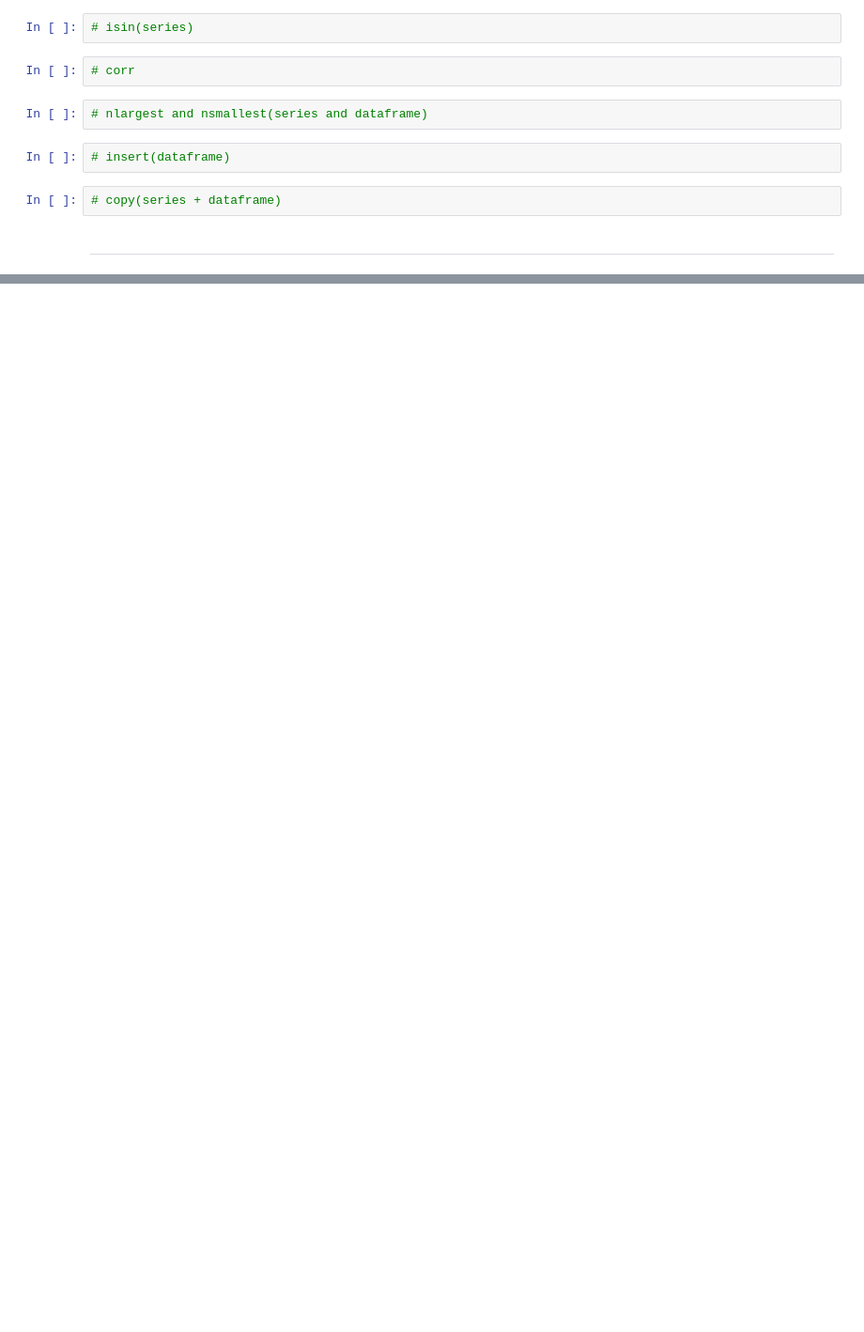
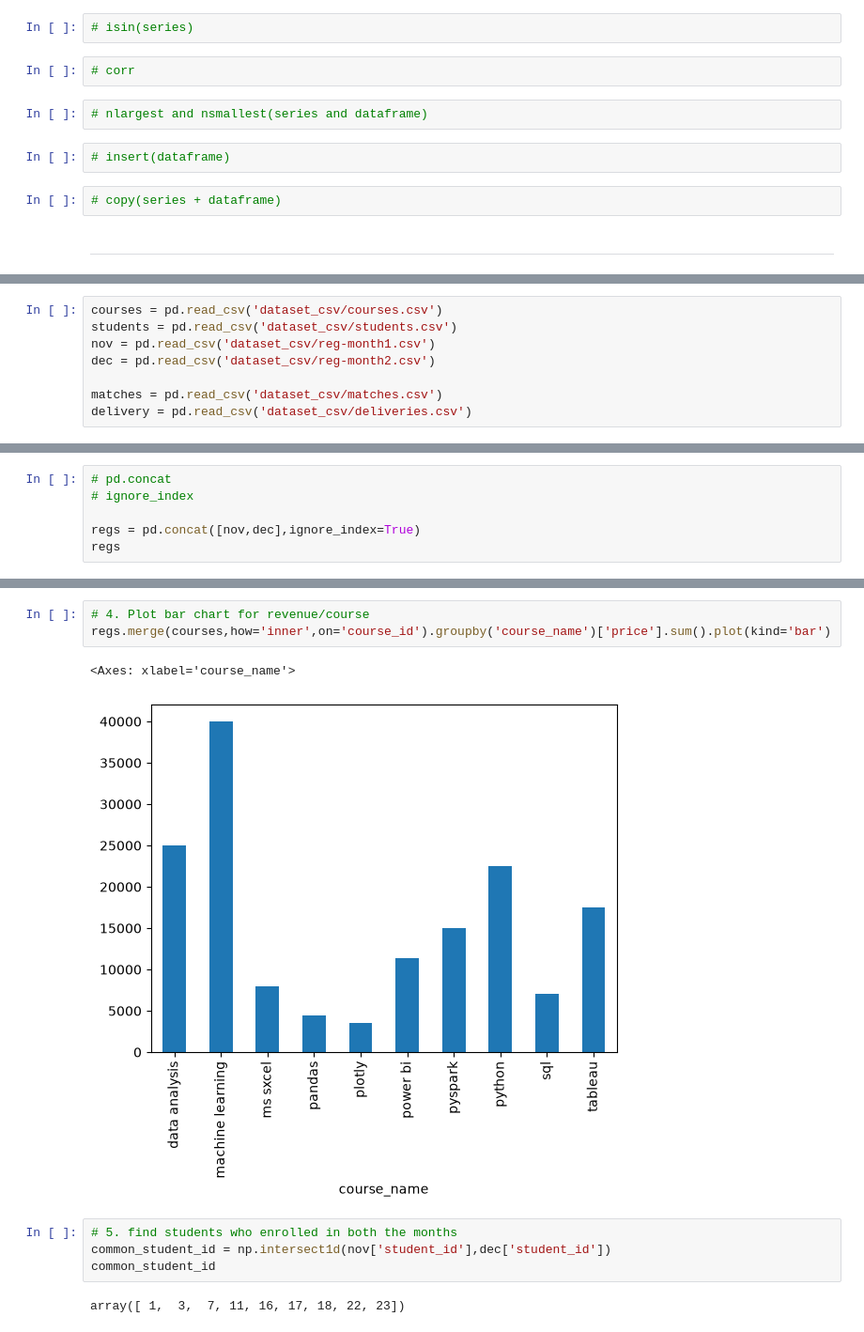
Before and after one commit to Ishwari-Darekar/Python-Data_Science-Libraries, a Jupyter notebook: 2. Pandas/pandas.ipynb, the cells around one changed output, grey strips where cells are left out. Shown at 94% size. Cells and saved outputs as stored; diff of their text form; blank space fills up the shorter version.

Commit message:
Topic: Groupby Object and Merging

```diff
--- a/2. Pandas/pandas.ipynb
+++ b/2. Pandas/pandas.ipynb
@@ -2323,0 +2992,8 @@ ________________________________________________________________________________
+# %%
+courses = pd.read_csv('dataset_csv/courses.csv')
+students = pd.read_csv('dataset_csv/students.csv')
+nov = pd.read_csv('dataset_csv/reg-month1.csv')
+dec = pd.read_csv('dataset_csv/reg-month2.csv')
+
+matches = pd.read_csv('dataset_csv/matches.csv')
+delivery = pd.read_csv('dataset_csv/deliveries.csv')
@@ -2323,0 +3020,6 @@ ________________________________________________________________________________
+# %%
+# pd.concat
+# ignore_index
+
+regs = pd.concat([nov,dec],ignore_index=True)
+regs
@@ -2323,0 +3252,12 @@ ________________________________________________________________________________
+# %%
+# 4. Plot bar chart for revenue/course
+regs.merge(courses,how='inner',on='course_id').groupby('course_name')['price'].sum().plot(kind='bar')
+# %% [output]
+<Axes: xlabel='course_name'>
+[figure, added]
+# %%
+# 5. find students who enrolled in both the months
+common_student_id = np.intersect1d(nov['student_id'],dec['student_id'])
+common_student_id
+# %% [output]
+array([ 1,  3,  7, 11, 16, 17, 18, 22, 23])
```
Also changed, not shown: parts of 85 cells of this notebook, 7 other files.
